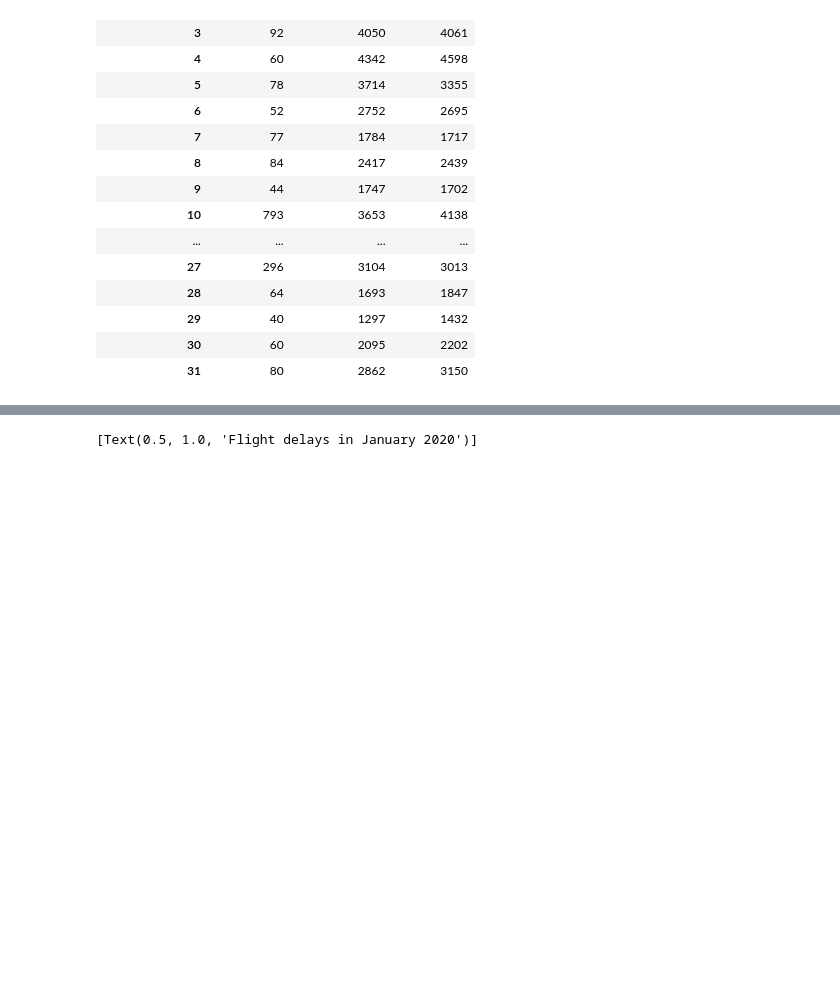
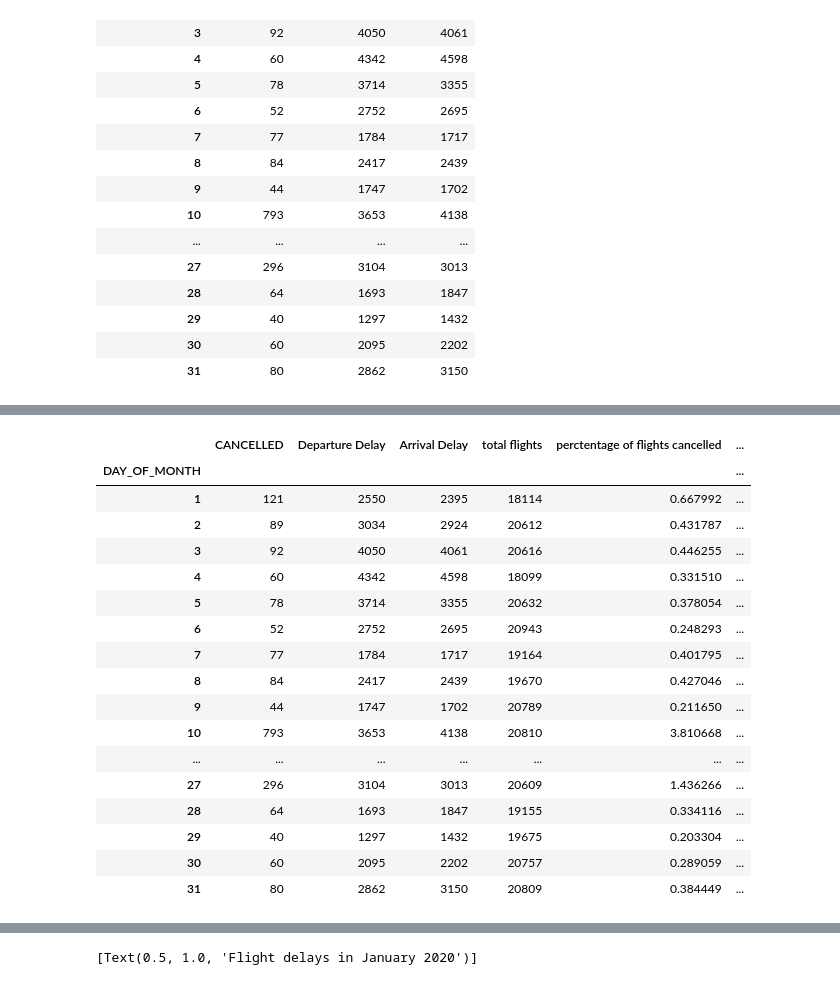
Before and after one commit to ubco-W2022T2-data301/project-group-group05, a Jupyter notebook: analysis/analysis_aakash.ipynb, the cells around one changed output, grey strips where cells are left out. Drawn from its saved outputs; the diff is of its cells as text; code cells hidden in the pictures; blank space fills up the shorter version.

```diff
--- a/analysis/analysis_aakash.ipynb
+++ b/analysis/analysis_aakash.ipynb
@@ -107,0 +134,25 @@ ax_daily_plot1.set(title="Flights adjusted during January 2020", ylabel="Number
+# %%
+counts_df["perctentage of flights cancelled"]=counts_df["CANCELLED"]/counts_df["total flights"]*100
+counts_df["perctentage of flights dealyed on departure"]=counts_df["Departure Delay"]/counts_df["total flights"]*100
+counts_df["perctentage of flights delayed on arrival"]=counts_df["Arrival Delay"]/counts_df["total flights"]*100
+
+counts_df
+# %% [output]
+|  | CANCELLED | Departure Delay | Arrival Delay | total flights | perctentage of flights cancelled | ... |
+| DAY_OF_MONTH |  |  |  |  |  | ... |
+| 1 | 121 | 2550 | 2395 | 18114 | 0.667992 | ... |
+| 2 | 89 | 3034 | 2924 | 20612 | 0.431787 | ... |
+| 3 | 92 | 4050 | 4061 | 20616 | 0.446255 | ... |
+| 4 | 60 | 4342 | 4598 | 18099 | 0.331510 | ... |
+| 5 | 78 | 3714 | 3355 | 20632 | 0.378054 | ... |
+| 6 | 52 | 2752 | 2695 | 20943 | 0.248293 | ... |
+| 7 | 77 | 1784 | 1717 | 19164 | 0.401795 | ... |
+| 8 | 84 | 2417 | 2439 | 19670 | 0.427046 | ... |
+| 9 | 44 | 1747 | 1702 | 20789 | 0.211650 | ... |
+| 10 | 793 | 3653 | 4138 | 20810 | 3.810668 | ... |
+| ... | ... | ... | ... | ... | ... | ... |
+| 27 | 296 | 3104 | 3013 | 20609 | 1.436266 | ... |
+| 28 | 64 | 1693 | 1847 | 19155 | 0.334116 | ... |
+| 29 | 40 | 1297 | 1432 | 19675 | 0.203304 | ... |
+| 30 | 60 | 2095 | 2202 | 20757 | 0.289059 | ... |
+| 31 | 80 | 2862 | 3150 | 20809 | 0.384449 | ... |
```
Also changed, not shown: parts of 11 cells of this notebook.
